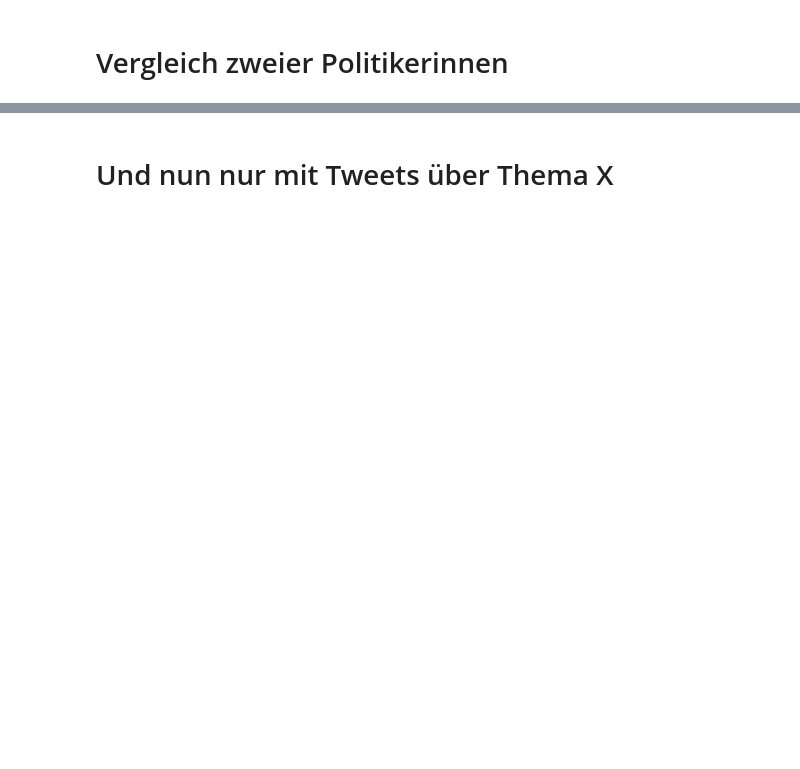
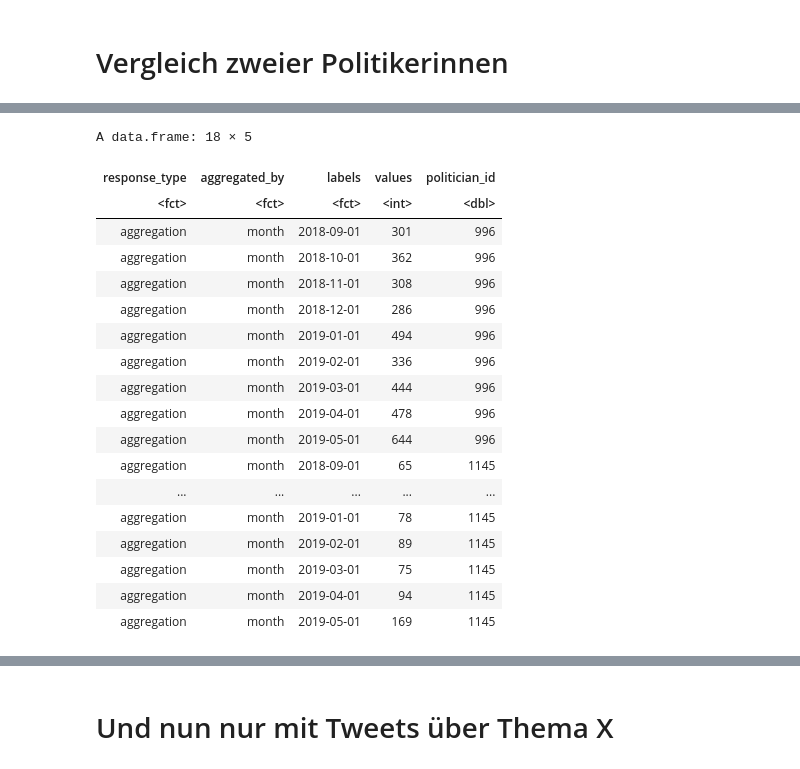
Before and after one commit to gesiscss/gesis_dataday_20, a Jupyter notebook: smm/smm_1.ipynb, the cells around one changed output, grey strips where cells are left out. Saved outputs shown, nothing was run; the diff lists cells and outputs as text; code cells hidden in the pictures; blank space fills up the shorter version.

```diff
--- a/smm/smm_1.ipynb
+++ b/smm/smm_1.ipynb
@@ -149,0 +160,22 @@ merged2
+# %%
+tweets_by
+# %% [output]
+A data.frame: 18 × 5
+| response_type | aggregated_by | labels | values | politician_id |
+| <fct> | <fct> | <fct> | <int> | <dbl> |
+| aggregation | month | 2018-09-01 | 301 | 996 |
+| aggregation | month | 2018-10-01 | 362 | 996 |
+| aggregation | month | 2018-11-01 | 308 | 996 |
+| aggregation | month | 2018-12-01 | 286 | 996 |
+| aggregation | month | 2019-01-01 | 494 | 996 |
+| aggregation | month | 2019-02-01 | 336 | 996 |
+| aggregation | month | 2019-03-01 | 444 | 996 |
+| aggregation | month | 2019-04-01 | 478 | 996 |
+| aggregation | month | 2019-05-01 | 644 | 996 |
+| aggregation | month | 2018-09-01 | 65 | 1145 |
+| ... | ... | ... | ... | ... |
+| aggregation | month | 2019-01-01 | 78 | 1145 |
+| aggregation | month | 2019-02-01 | 89 | 1145 |
+| aggregation | month | 2019-03-01 | 75 | 1145 |
+| aggregation | month | 2019-04-01 | 94 | 1145 |
+| aggregation | month | 2019-05-01 | 169 | 1145 |
```
Also changed, not shown: parts of 13 cells of this notebook.
